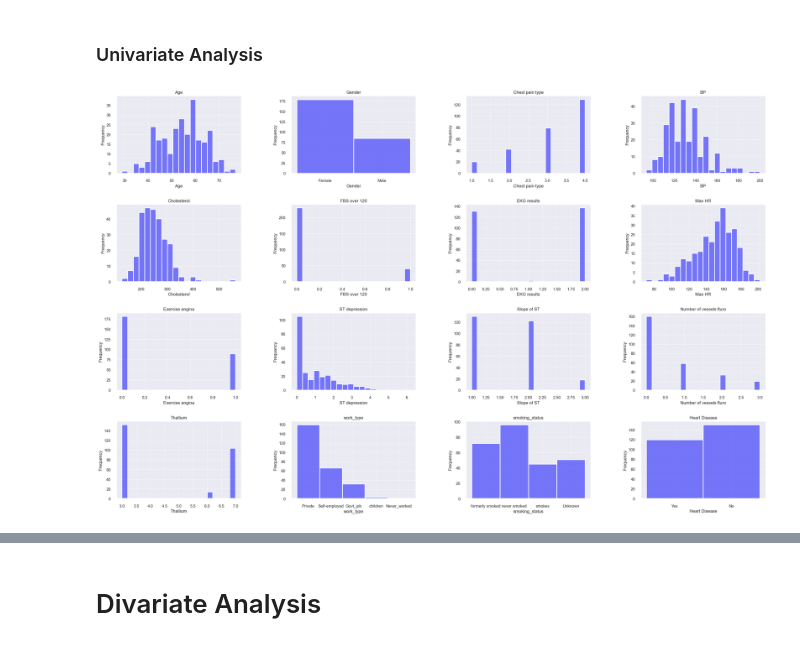
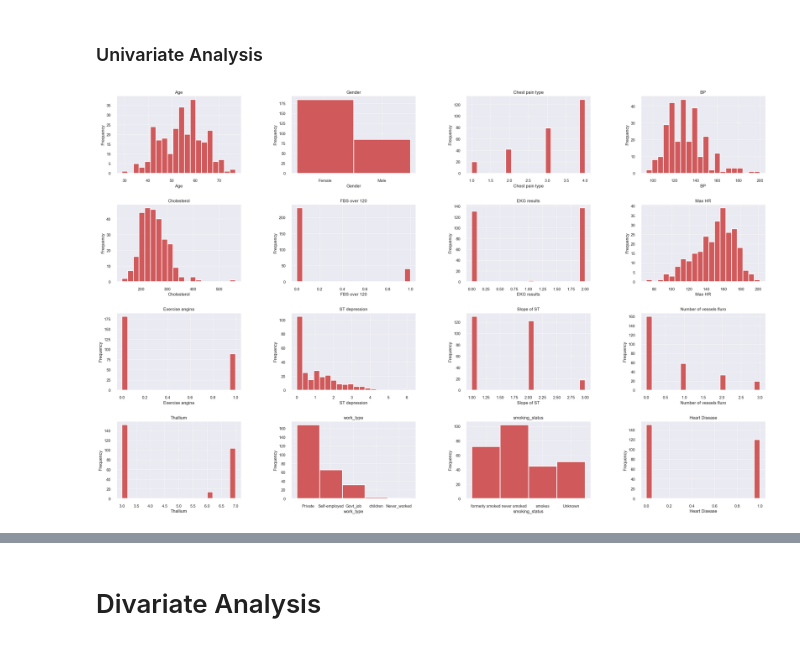
Before and after one commit to Jonathan-Monir/Heart-Disease-Prediction, a Jupyter notebook: Heart_Disease.ipynb, the cells around one changed output, grey strips where cells are left out. Cells and saved outputs as stored; diff of their text form; code cells hidden in the pictures.

```diff
--- a/Heart_Disease.ipynb
+++ b/Heart_Disease.ipynb
@@ -263,10 +215,10 @@ See the caveats in the documentation: https://pandas.pydata.org/pandas-docs/stab
 # %%
 #Normlize the data
 # Create a StandardScaler object
-scaler = StandardScaler()
+# scaler = StandardScaler()
 
 # Fit and transform the data
-normalized_data = scaler.fit_transform(df)
+# normalized_data = scaler.fit_transform(df)
 
 # Create a new dataframe from the normalized data
-df = pd.DataFrame(normalized_data, columns=df.columns)
+# df = pd.DataFrame(normalized_data, columns=df.columns)
@@ -297,0 +245,3 @@ columns = df.columns
+# %%
+# Create a new column with age ranges
+df['Age Range'] = np.where(df['Age'] >= 55, '>55', '<55')
@@ -297,0 +257,3 @@ columns = df.columns
+# %%
+df['Heart Disease']=df['Heart Disease'].replace({'Yes': 1, 'No': 0})
+df.head()
@@ -359,18 +365,22 @@ sns.set_context("poster", font_scale = .5, rc={"grid.linewidth": 0.6})
+# %%
+my_palette = sns.color_palette(["#C62828","#1565C0","#8A897C","#59D2FE","#D7B49E"])
+
+sns.set_palette(my_palette)
 # %%
 nrows = 4
 ncols = 4
 
 fig, axes = plt.subplots(nrows=nrows, ncols=ncols, figsize=(32, 20))
 axes = axes.flatten()
-for i, col in enumerate(df.columns):
-    sns.histplot(data=df, x=col, ax=axes[i], bins=20, alpha=0.5, color='blue')
+for i, col in enumerate(df.iloc[:, :-1].columns):
+    sns.histplot(data=df, x=col, ax=axes[i], bins=20)
     axes[i].set_title(col)
     axes[i].set_ylabel('Frequency')
 
 for i in range(len(df.columns), nrows * ncols):
     axes[i].axis('off')
 
 plt.subplots_adjust(wspace=0.4, hspace=0.4)
 plt.show()
 # %% [output]
-[figure, old version]
+[figure, new version]
```
Also changed, not shown: parts of 65 cells of this notebook.
